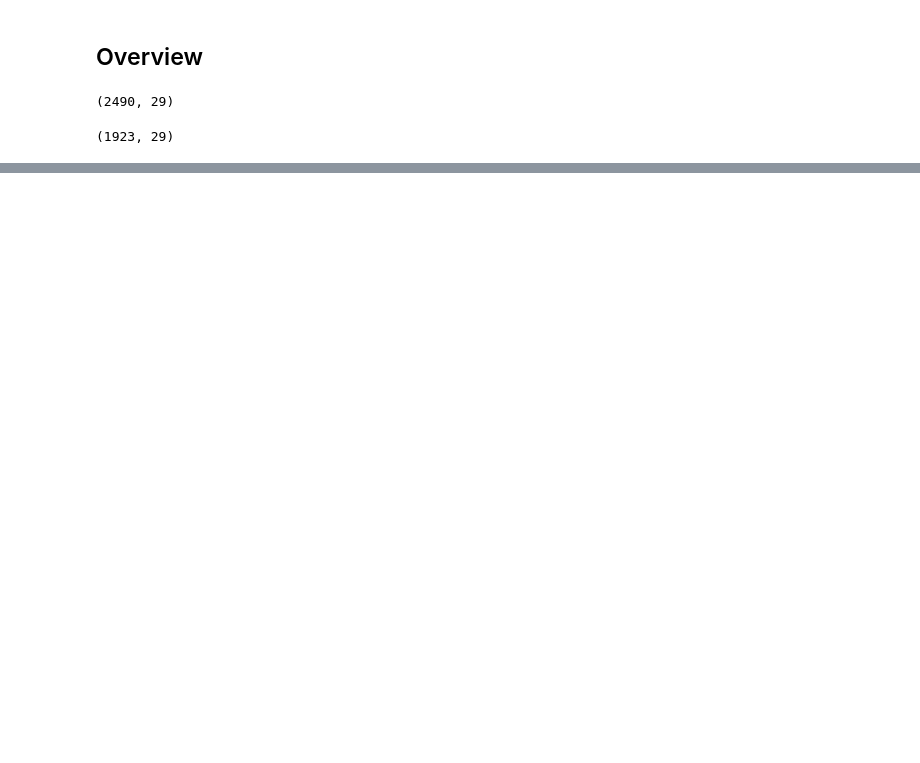
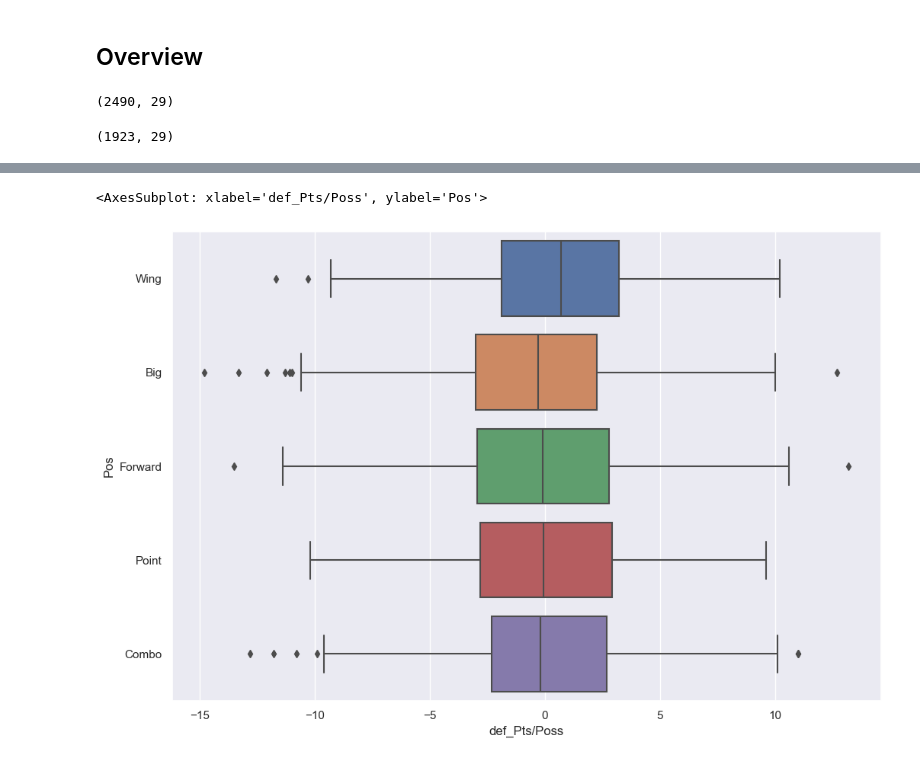
Before and after one commit to xulianrenzoku/synergy_app_clustering, a Jupyter notebook: scrapers/ctg_on_off_scraper.ipynb, the cells around one changed output, grey strips where cells are left out. Cells and saved outputs as stored; diff of their text form; code cells hidden in the pictures; blank space fills up the shorter version.

```diff
--- a/scrapers/ctg_on_off_scraper.ipynb
+++ b/scrapers/ctg_on_off_scraper.ipynb
@@ -21,6 +21,8 @@ import seaborn as sns
 import matplotlib
 import matplotlib.pyplot as plt
 from IPython.core.pylabtools import figsize
+# %%
+sns.set()
 # %% [markdown]
 ## Login
 # %%
@@ -149,0 +139,6 @@ positions = df['Pos'].unique()
+# %%
+figsize(12, 8)
+sns.boxplot(x='def_Pts/Poss', y='Pos', data=df)
+# %% [output]
+<AxesSubplot: xlabel='def_Pts/Poss', ylabel='Pos'>
+[figure, added]
```
Also changed, not shown: parts of 5 cells of this notebook.
